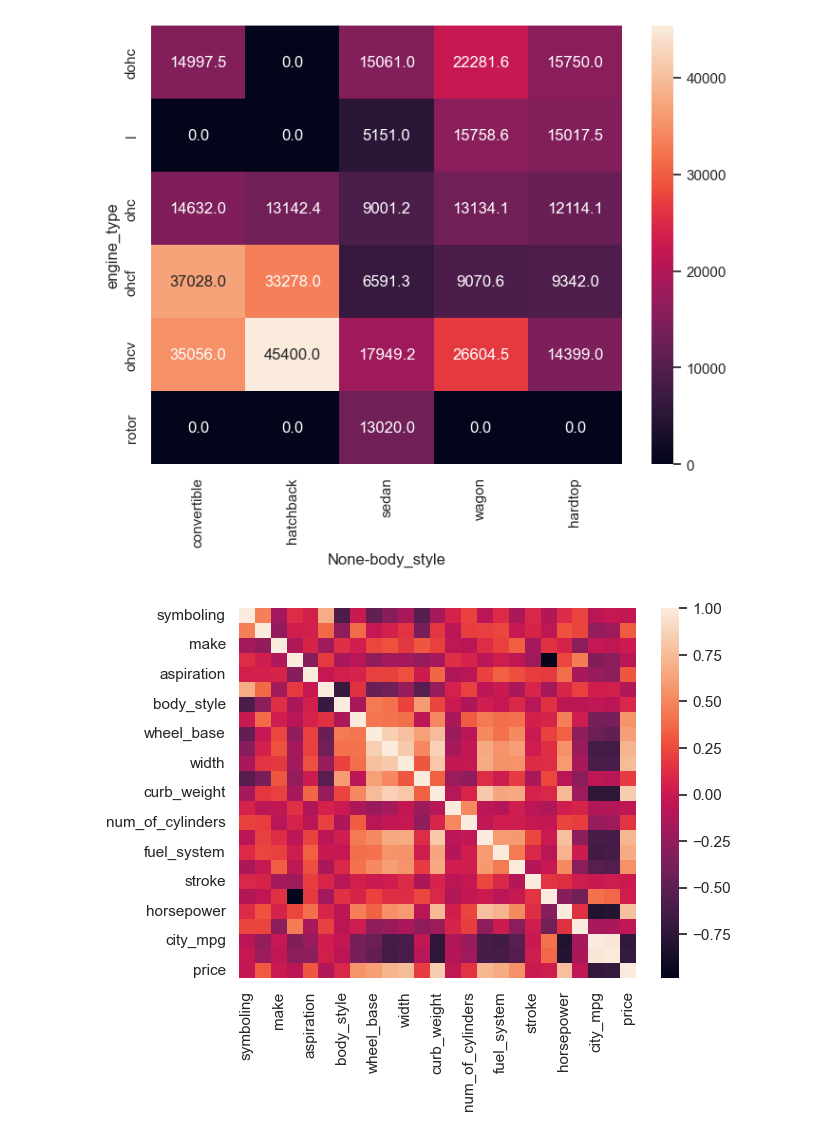
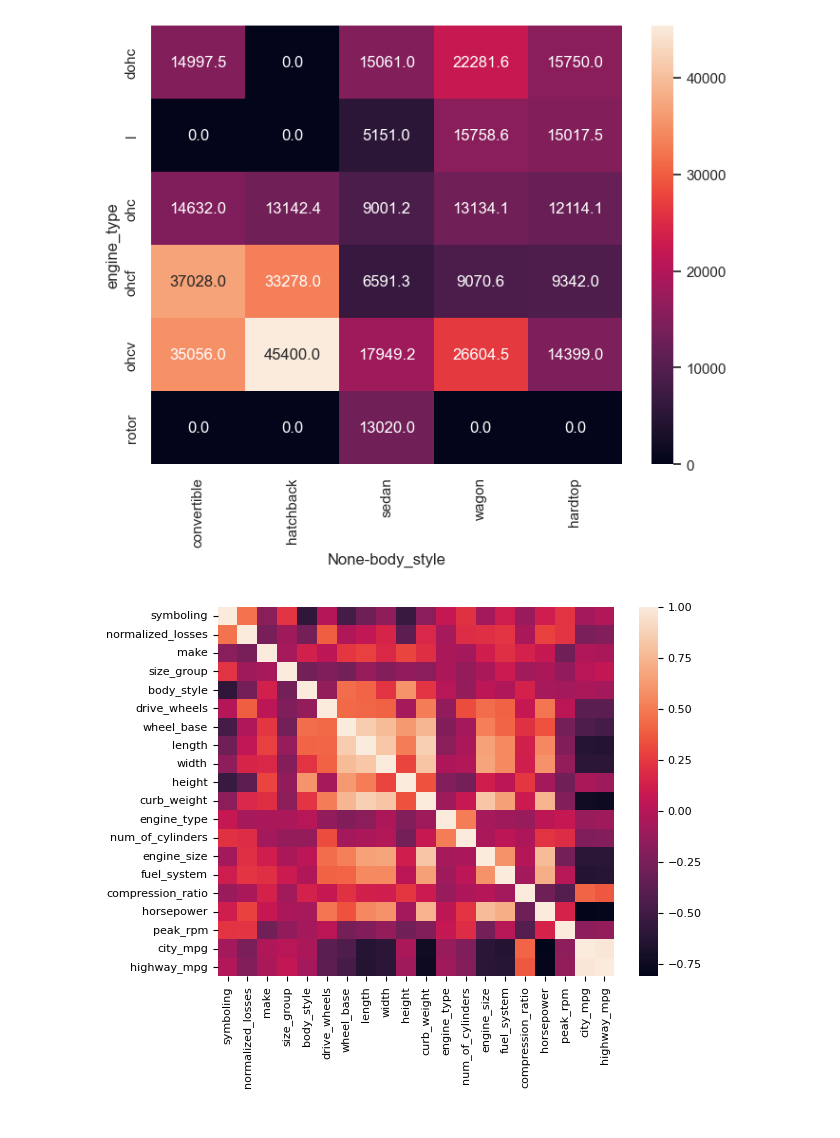
Before and after one commit to HarlamovGarik/dsml, a Jupyter notebook: Lab3/lab3_correlytion.ipynb, the cells around one changed output. Drawn from its saved outputs; the diff is of its cells as text; code cells hidden in the pictures.

```diff
--- a/Lab3/lab3_correlytion.ipynb
+++ b/Lab3/lab3_correlytion.ipynb
@@ -421,10 +425,13 @@ def set_pivot(index:str, column:str):
     grouped_pivot = grouped_df.pivot(index=index,columns=column)
     return grouped_pivot.fillna(0)
 # %%
-correlation = df_tr.drop(["engine_location"], axis=1).corr(min_periods=3)
+fig, ax = plt.subplots()
+cln_date = df_tr[title_features]
+correlation = cln_date.drop(["price"], axis=1).corr(min_periods=3)
 correlation.set_index(correlation.columns, inplace=True)
 correlation.to_csv('result_correlation.csv', encoding='utf-8', index=True)
-sns.heatmap(correlation)
+
+sns.heatmap(correlation, ax=ax)
 plt.savefig('img/{}.jpg'.format("result_correlation"))
 # %% [output]
-[figure, old version]
+[figure, new version]
```
Also changed, not shown: parts of 9 cells of this notebook, 7 other files.
